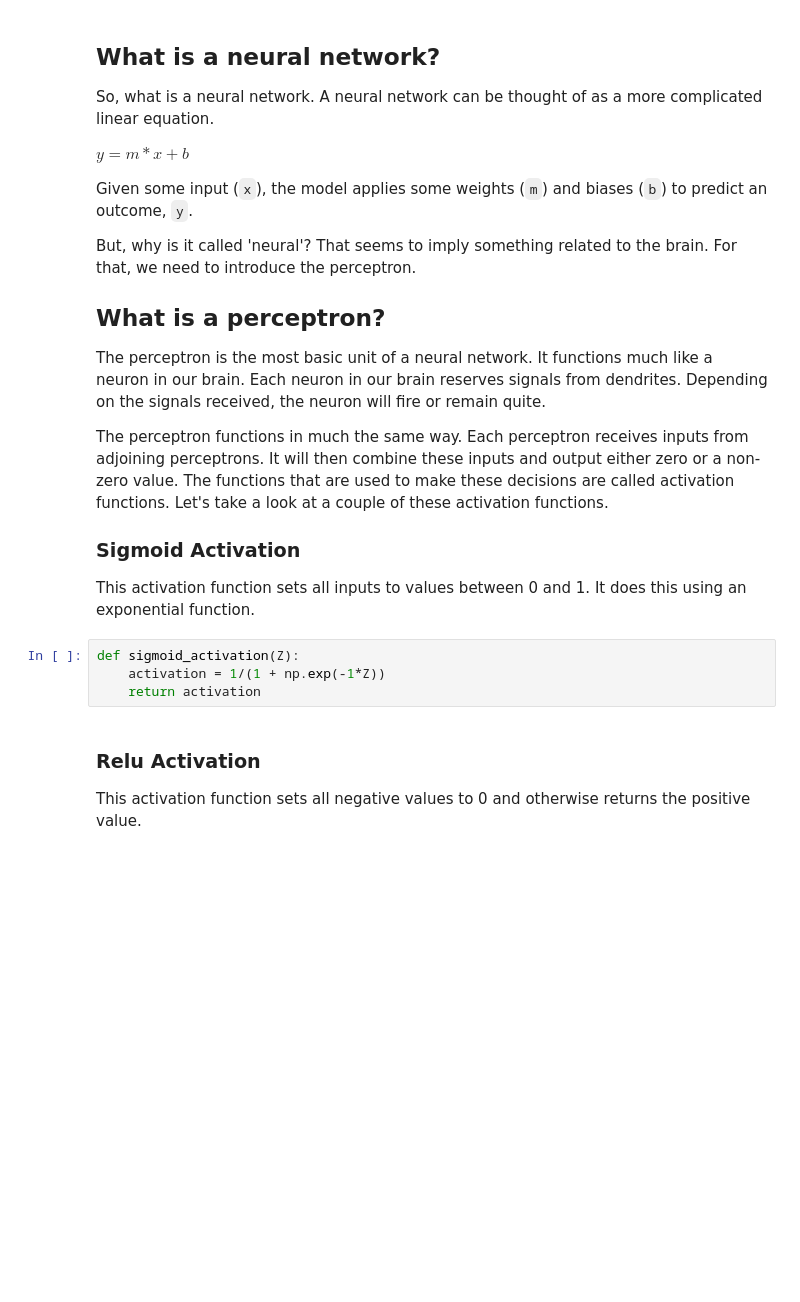
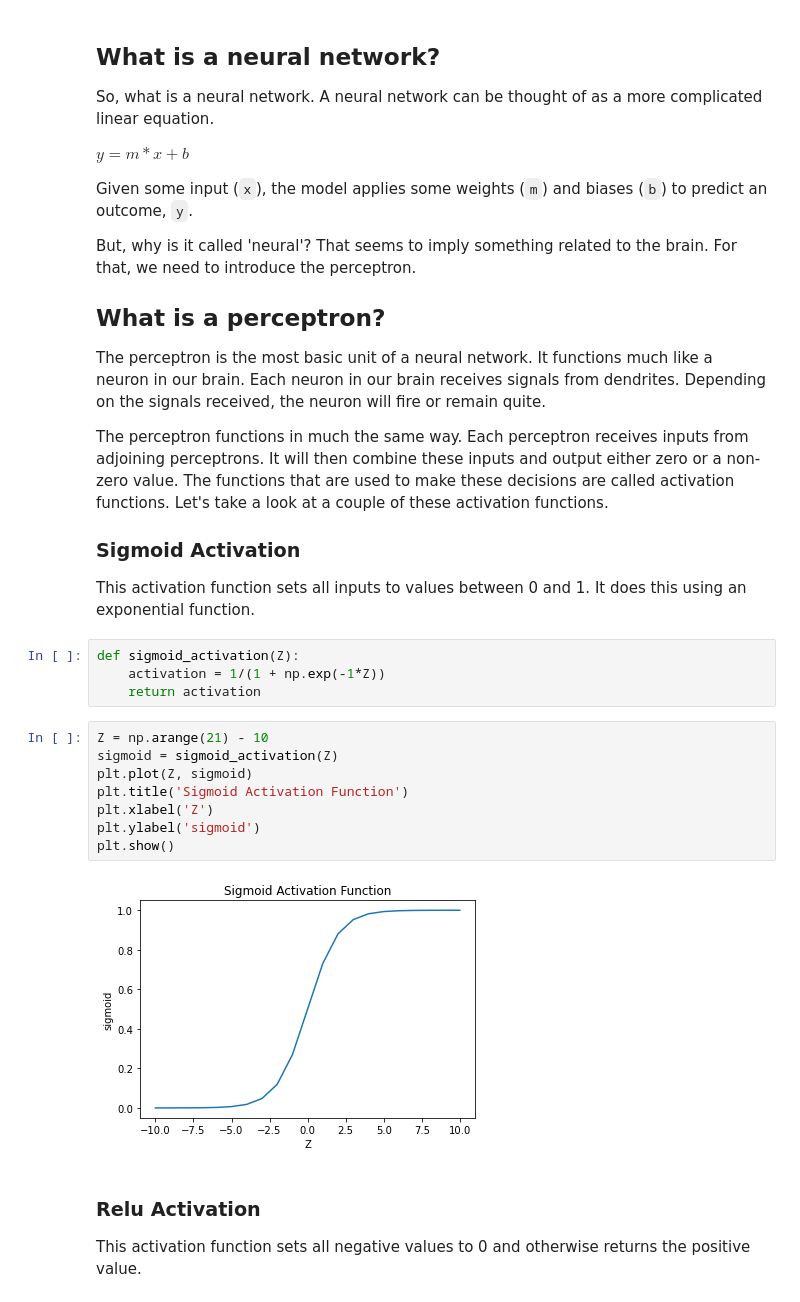
Before and after one commit to MLWorkshops/mlinterviews, a Jupyter notebook: deep_learning/Deep_Learning_Tutorial-Modeling.ipynb, the cells around one changed output. Cells and saved outputs as stored; diff of their text form; blank space fills up the shorter version.

Commit message:
Added images and cleaned up notebook.

```diff
--- a/deep_learning/Deep_Learning_Tutorial-Modeling.ipynb
+++ b/deep_learning/Deep_Learning_Tutorial-Modeling.ipynb
@@ -19,7 +21,7 @@ Given some input (`x`), the model applies some weights (`m`) and biases (`b`) to
 But, why is it called 'neural'? That seems to imply something related to the brain. For that, we need to introduce the perceptron.
 
 ## What is a perceptron?
-The perceptron is the most basic unit of a neural network. It functions much like a neuron in our brain. Each neuron in our brain reserves signals from dendrites. Depending on the signals received, the neuron will fire or remain quite.
+The perceptron is the most basic unit of a neural network. It functions much like a neuron in our brain. Each neuron in our brain receives signals from dendrites. Depending on the signals received, the neuron will fire or remain quite.
 
 The perceptron functions in much the same way. Each perceptron receives inputs from adjoining perceptrons. It will then combine these inputs and output either zero or a non-zero value. The functions that are used to make these decisions are called activation functions. Let's take a look at a couple of these activation functions.
 
@@ -29,6 +31,16 @@ This activation function sets all inputs to values between 0 and 1. It does this
 def sigmoid_activation(Z):
     activation = 1/(1 + np.exp(-1*Z))
     return activation
+# %%
+Z = np.arange(21) - 10
+sigmoid = sigmoid_activation(Z)
+plt.plot(Z, sigmoid)
+plt.title('Sigmoid Activation Function')
+plt.xlabel('Z')
+plt.ylabel('sigmoid')
+plt.show()
+# %% [output]
+[figure, added]
 # %% [markdown]
 ### Relu Activation
 This activation function sets all negative values to 0 and otherwise returns the positive value.
```
Also changed, not shown: parts of 20 cells of this notebook.
